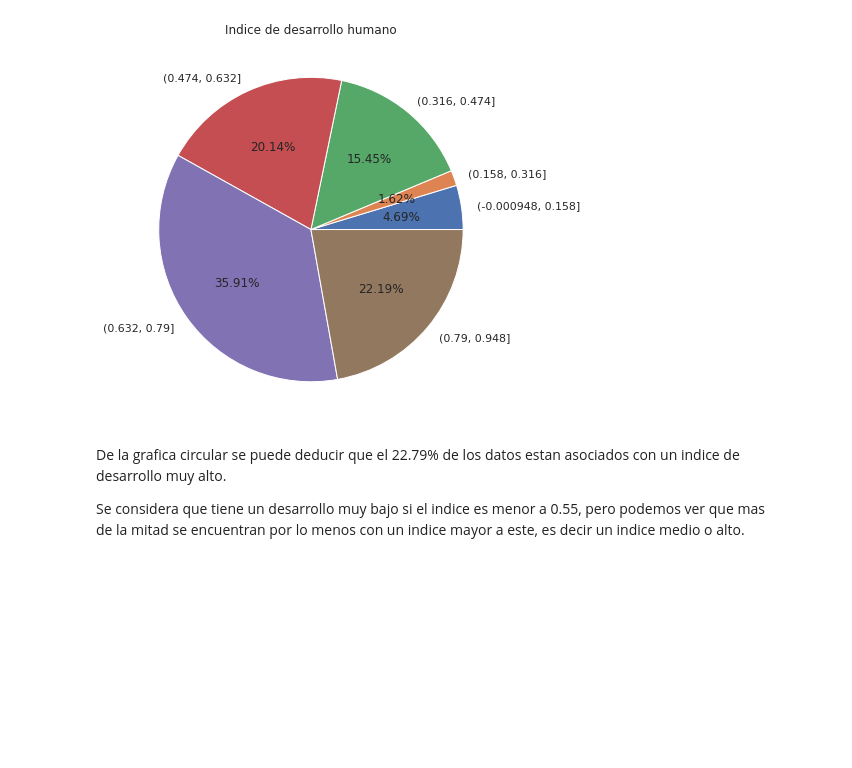
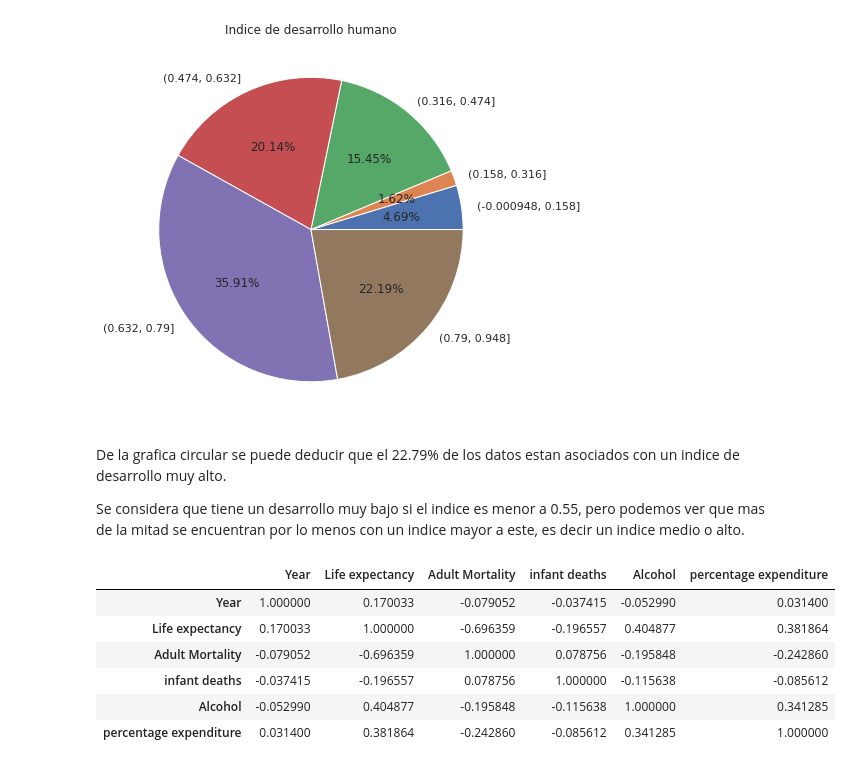
Before and after one commit to julianmoreno1123/Analitica-de-datos, a Jupyter notebook: Proyecto.ipynb, the cells around one changed output. Saved outputs shown, nothing was run; the diff lists cells and outputs as text; code cells hidden in the pictures; blank space fills up the shorter version.

```diff
--- a/Proyecto.ipynb
+++ b/Proyecto.ipynb
@@ -422,3 +487,17 @@ plt.show()
 De la grafica circular se puede deducir que el 22.79% de los datos estan asociados con un indice de desarrollo muy alto.
 
 Se considera que tiene un desarrollo muy bajo si el indice es menor a 0.55, pero podemos ver que mas de la mitad se encuentran por lo menos con un indice mayor a este, es decir un indice medio o alto.
+# %%
+# remove _____ & write the appropriate function name and run the code
+
+corr_matrix = df.iloc[:,0:8].corr()
+
+corr_matrix
+# %% [output]
+|  | Year | Life expectancy | Adult Mortality | infant deaths | Alcohol | percentage expenditure |
+| Year | 1.000000 | 0.170033 | -0.079052 | -0.037415 | -0.052990 | 0.031400 |
+| Life expectancy | 0.170033 | 1.000000 | -0.696359 | -0.196557 | 0.404877 | 0.381864 |
+| Adult Mortality | -0.079052 | -0.696359 | 1.000000 | 0.078756 | -0.195848 | -0.242860 |
+| infant deaths | -0.037415 | -0.196557 | 0.078756 | 1.000000 | -0.115638 | -0.085612 |
+| Alcohol | -0.052990 | 0.404877 | -0.195848 | -0.115638 | 1.000000 | 0.341285 |
+| percentage expenditure | 0.031400 | 0.381864 | -0.242860 | -0.085612 | 0.341285 | 1.000000 |
```
Also changed, not shown: parts of 23 cells of this notebook.
